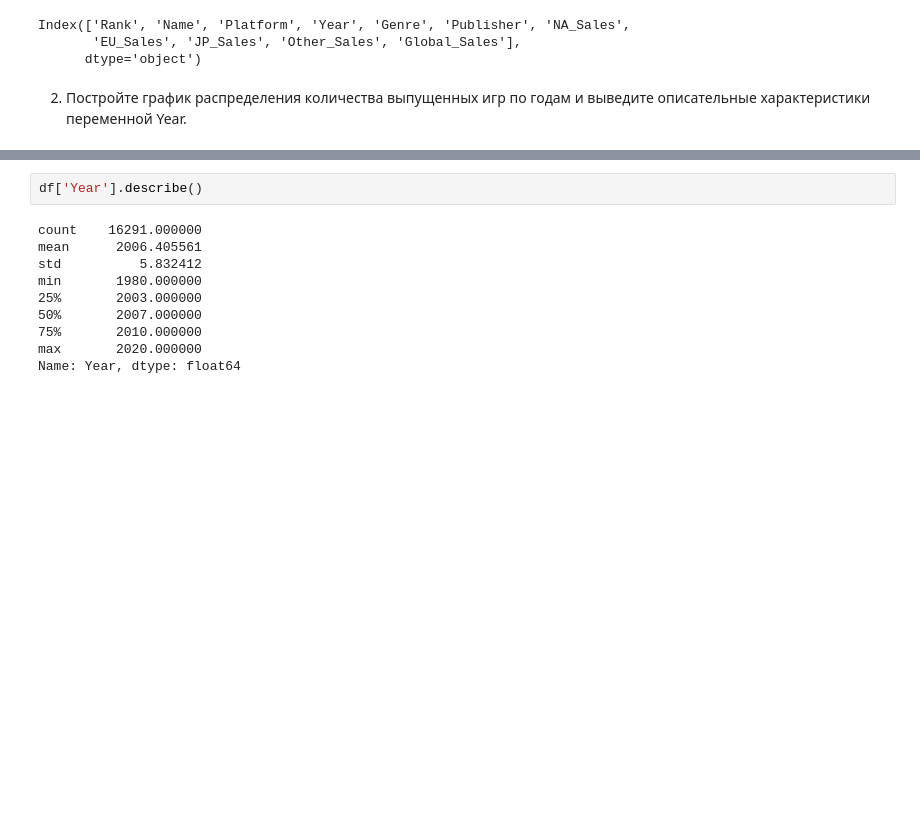
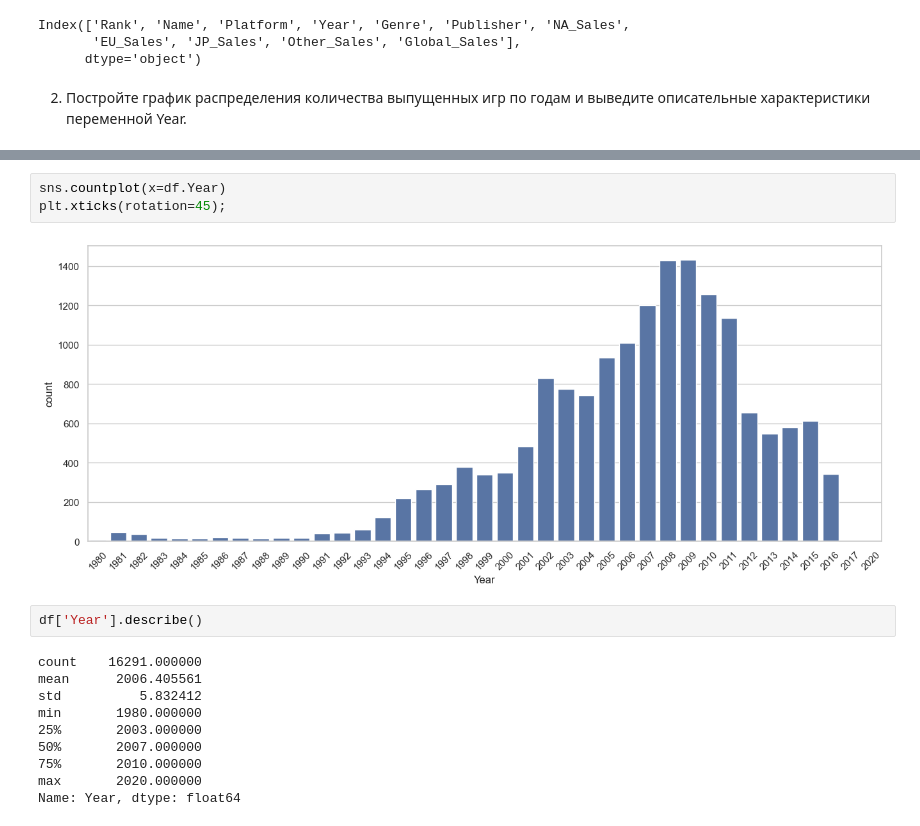
Before and after one commit to Praldmur/Simulation, a Jupyter notebook: 6_mod/1.ipynb, the cells around one changed output, grey strips where cells are left out. Cells and saved outputs as stored; diff of their text form; blank space fills up the shorter version.

```diff
--- a/6_mod/1.ipynb
+++ b/6_mod/1.ipynb
@@ -110,3 +129,8 @@ plt.tight_layout()
+# %%
+sns.countplot(x=df.Year)
+plt.xticks(rotation=45);
+# %% [output]
+[figure, added]
 # %%
 df['Year'].describe()
 # %% [output]
```
Also changed, not shown: parts of 10 cells of this notebook.
